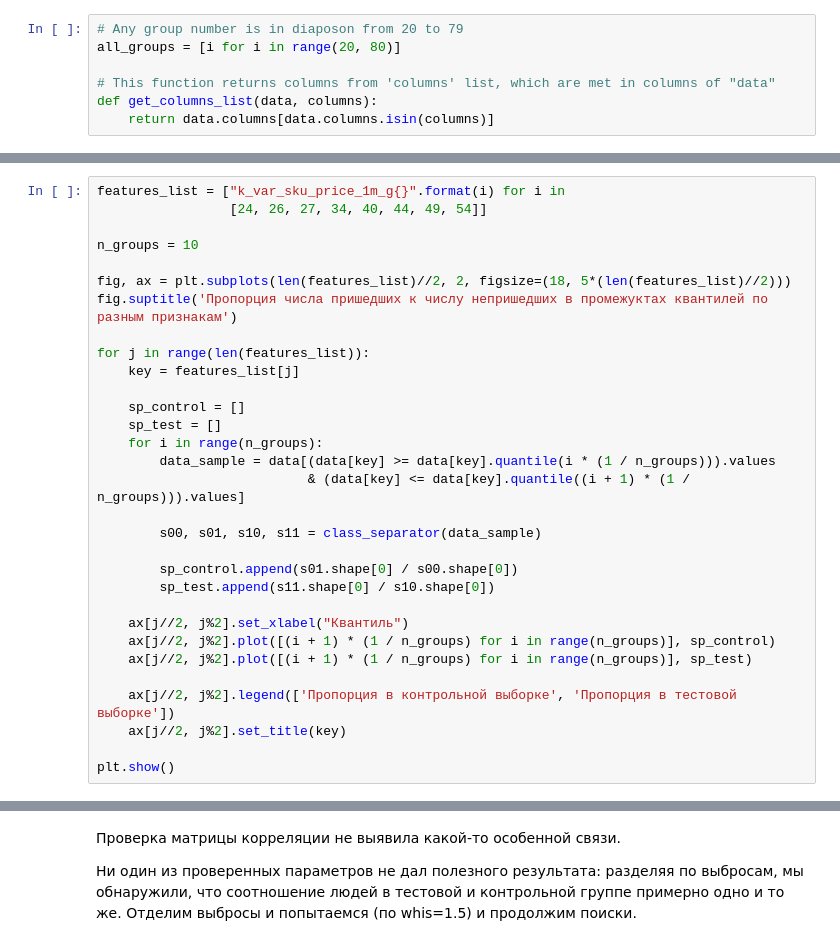
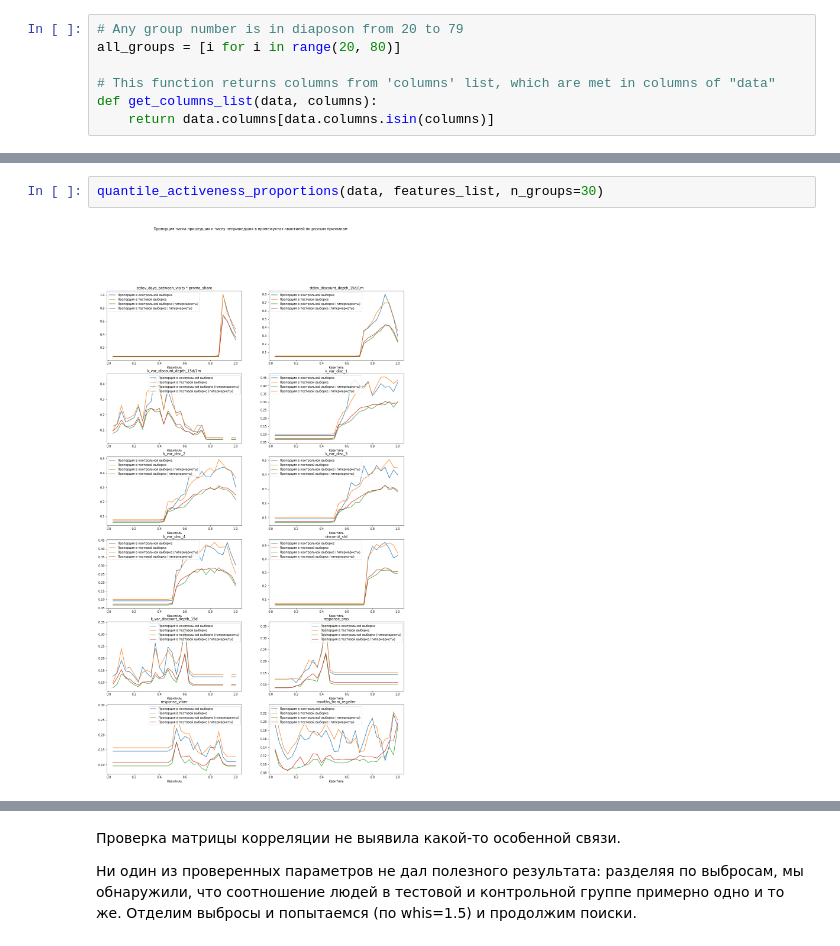
Before and after one commit to DKozl50/pluh_sms, a Jupyter notebook: experiments/EDA_mitya.ipynb, the cells around one changed output, grey strips where cells are left out. Drawn from its saved outputs; the diff is of its cells as text.

```diff
--- a/experiments/EDA_mitya.ipynb
+++ b/experiments/EDA_mitya.ipynb
@@ -199,31 +215,4 @@ plt.show()
-# %%
-features_list = ["k_var_sku_price_1m_g{}".format(i) for i in
-                 [24, 26, 27, 34, 40, 44, 49, 54]]
-
-n_groups = 10
-
-fig, ax = plt.subplots(len(features_list)//2, 2, figsize=(18, 5*(len(features_list)//2)))
-fig.suptitle('Пропорция числа пришедших к числу непришедших в промежуктах квантилей по разным признакам')
-
-for j in range(len(features_list)):
-    key = features_list[j]
-
-    sp_control = []
-    sp_test = []
-    for i in range(n_groups):
-        data_sample = data[(data[key] >= data[key].quantile(i * (1 / n_groups))).values
-                           & (data[key] <= data[key].quantile((i + 1) * (1 / n_groups))).values]
-
-        s00, s01, s10, s11 = class_separator(data_sample)
-
-        sp_control.append(s01.shape[0] / s00.shape[0])
-        sp_test.append(s11.shape[0] / s10.shape[0])
-
-    ax[j//2, j%2].set_xlabel("Квантиль")
-    ax[j//2, j%2].plot([(i + 1) * (1 / n_groups) for i in range(n_groups)], sp_control)
-    ax[j//2, j%2].plot([(i + 1) * (1 / n_groups) for i in range(n_groups)], sp_test)
-
-    ax[j//2, j%2].legend(['Пропорция в контрольной выборке', 'Пропорция в тестовой выборке'])
-    ax[j//2, j%2].set_title(key)
-
-plt.show()
+# %%
+quantile_activeness_proportions(data, features_list, n_groups=30)
+# %% [output]
+[figure, added]
```
Also changed, not shown: parts of 17 cells of this notebook.
